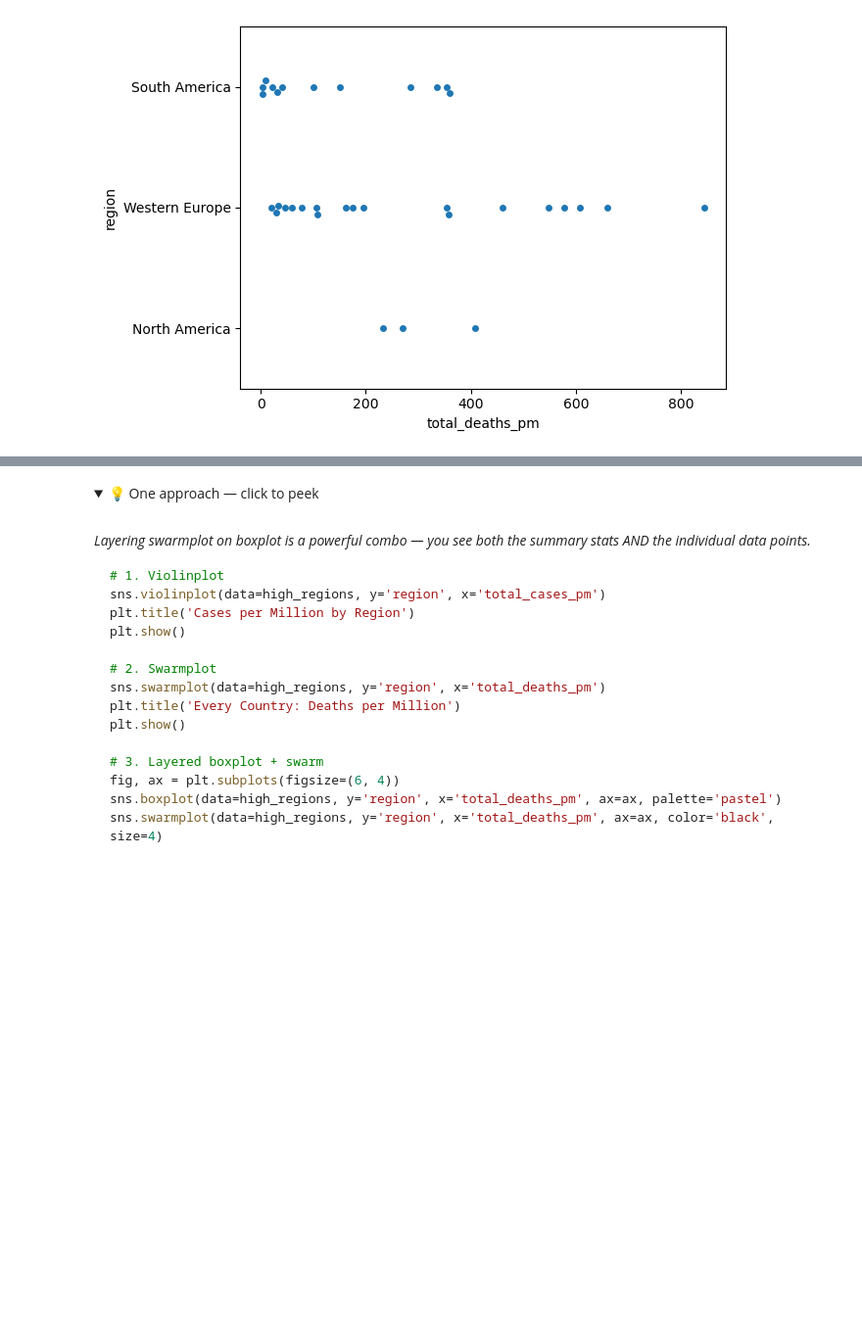
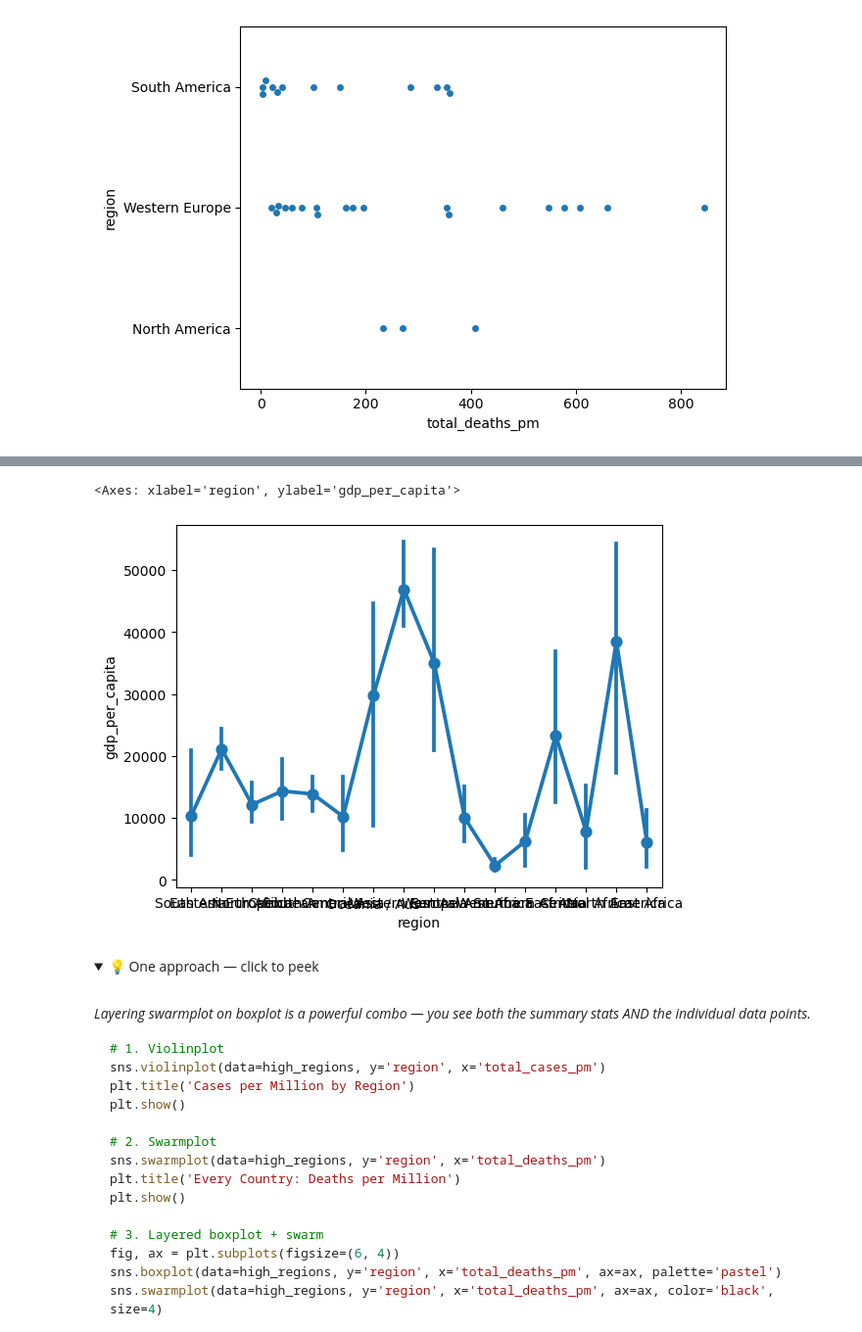
Before and after one commit to mlekimchi/data271_sp26, a Jupyter notebook: lectures/data271_lec22-ekc.ipynb, the cells around one changed output, grey strips where cells are left out. Shown at 98% size. Drawn from its saved outputs; the diff is of its cells as text; code cells hidden in the pictures; folded sections open; blank space fills up the shorter version.

```diff
--- a/lectures/data271_lec22-ekc.ipynb
+++ b/lectures/data271_lec22-ekc.ipynb
@@ -250,7 +286,13 @@ sns.pointplot(data=high_regions, x='region', y='total_deaths_pm');
 # %%
 # 3. Layer swarmplot on boxplot
 # %%
-# 4. Bonus: pointplot of GDP by all regions
+# 4. Bonus: pointplot of GDP by all regions (gdp_per_capita)
+sns.pointplot(data=covid,
+             x='region',
+             y='gdp_per_capita')
+# %% [output]
+<Axes: xlabel='region', ylabel='gdp_per_capita'>
+[figure, added]
 # %% [markdown]
 <details>
 <summary>💡 One approach — click to peek</summary>
```
Also changed, not shown: parts of 13 cells of this notebook.
